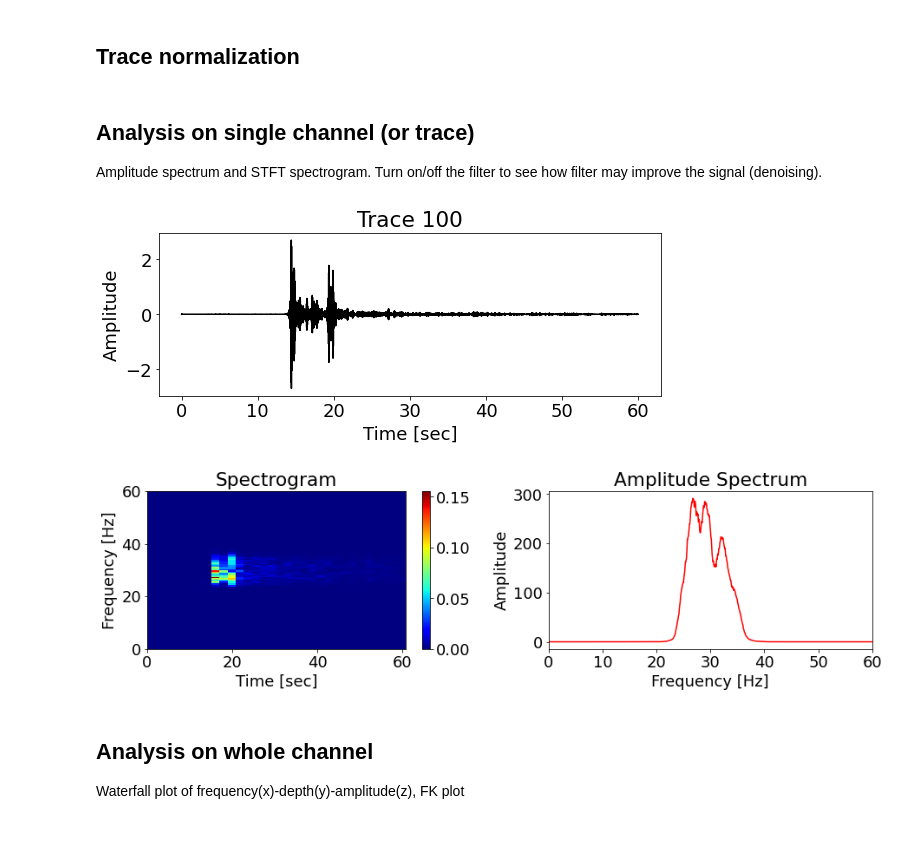
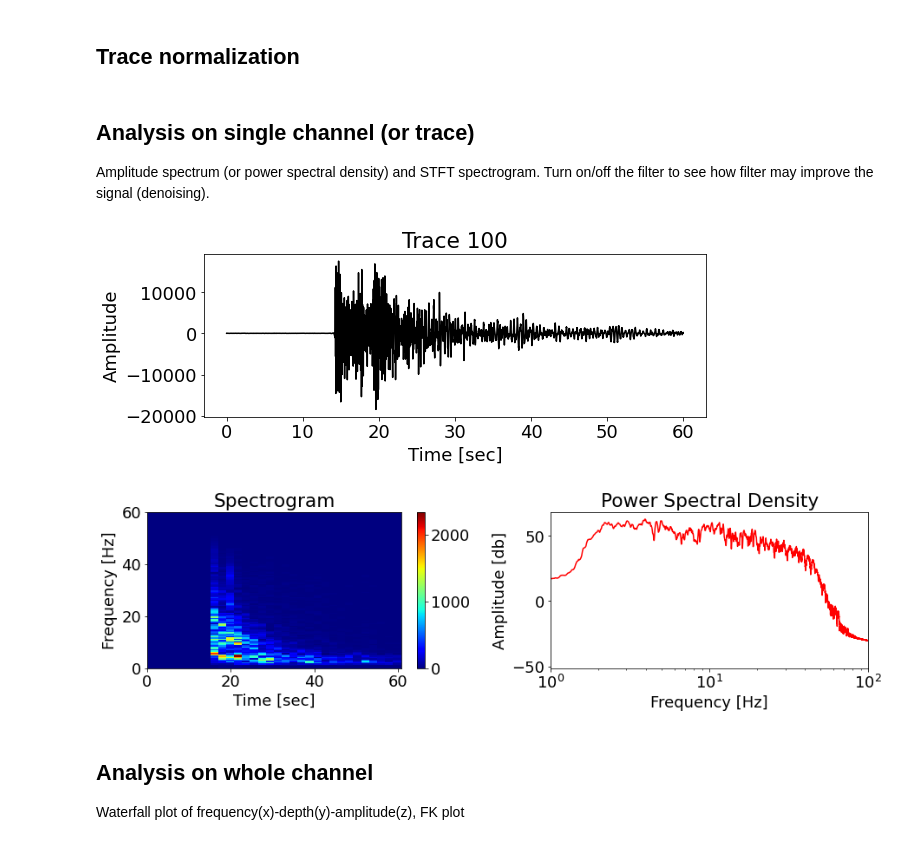
Before and after one commit to yohanesnuwara/DASLab, a Jupyter notebook: notebooks/DASDiagnostics.ipynb, the cells around one changed output. Drawn from its saved outputs; the diff is of its cells as text; code cells hidden in the pictures.

```diff
--- a/notebooks/DASDiagnostics.ipynb
+++ b/notebooks/DASDiagnostics.ipynb
@@ -47,3 +47,22 @@ from google.colab import drive
 drive.mount('/content/drive')
 # %% [output]
 Mounted at /content/drive
+# %%
+from sklearn.preprocessing import PowerTransformer, StandardScaler
+
+a=np.random.rand(30)
+b=np.random.rand(5) + 1E+7
+c=np.random.rand(50)
+d=np.random.rand(5) + 100
+e=np.random.rand(20)
+f=np.random.rand(5) + 20
+g=np.random.rand(30)
+x=np.concatenate((a,b,c,d,e,f,g))
+
+x = x.reshape(-1,1)
+met = PowerTransformer()
+# met = StandardScaler()
+xl = met.fit_transform(x)
+xl = xl.reshape(-1)
+
+plt.plot(xl)
@@ -171,44 +267,45 @@ data_norm = normalize(das.data, method='PowerTransformer')
 # %% [markdown]
 ## Analysis on single channel (or trace)
 
-Amplitude spectrum and STFT spectrogram. Turn on/off the filter to see how filter may improve the signal (denoising).
+Amplitude spectrum (or power spectral density) and STFT spectrogram. Turn on/off the filter to see how filter may improve the signal (denoising).
 # %%
 # Channel number
 no_trace = 100
 
 # Single channel
 t = das.tt
 tr = das.data[:,no_trace-1]
-tr = data_norm[:,no_trace-1] # Normalized data
+# tr = data_norm[:,no_trace-1] # Normalized data
 
 # Filter on single channel
-tr = butter_bandpass_filter(tr, 25, 35, fs=1/0.001)
+# tr = butter_bandpass_filter(tr, 25, 35, fs=1/0.001)
 
 # Plot single channel
 plt.figure(figsize=(9,3))
 plt.plot(t, tr, color='black')
 
 # plt.xlim(13.8, 15.5)
 plt.xlabel('Time [sec]')
 plt.ylabel('Amplitude')
 plt.title('Trace {}'.format(no_trace))
 plt.show()
 
 # Plot spectrogram and amplitude spectrum
 plt.figure(figsize=(13,4))
 
 plt.subplot(1,2,1)
 stftSpectrogram(tr, fs=1/0.001, nperseg=2000, noverlap=100)
 plt.ylim(0,60)
 
 plt.subplot(1,2,2)
-fftSpectrum(tr, fs=1/0.001, window=100, flim=(0,60), plot=True)
+# fftSpectrum(tr, fs=1/0.001, window=100, flim=(0,60), plot=True)
+fftSpectrum(tr, fs=1/0.001, window=10, output='psd', output_unit='db', flim=(1,100), plot=True)
 
 plt.tight_layout(1.03)
 plt.show()
 # %% [output]
-[figure, old version]
+[figure, new version]
-[figure, old version]
+[figure, new version]
 # %% [markdown]
 ## Analysis on whole channel
 
```
Also changed, not shown: parts of 3 cells of this notebook.
